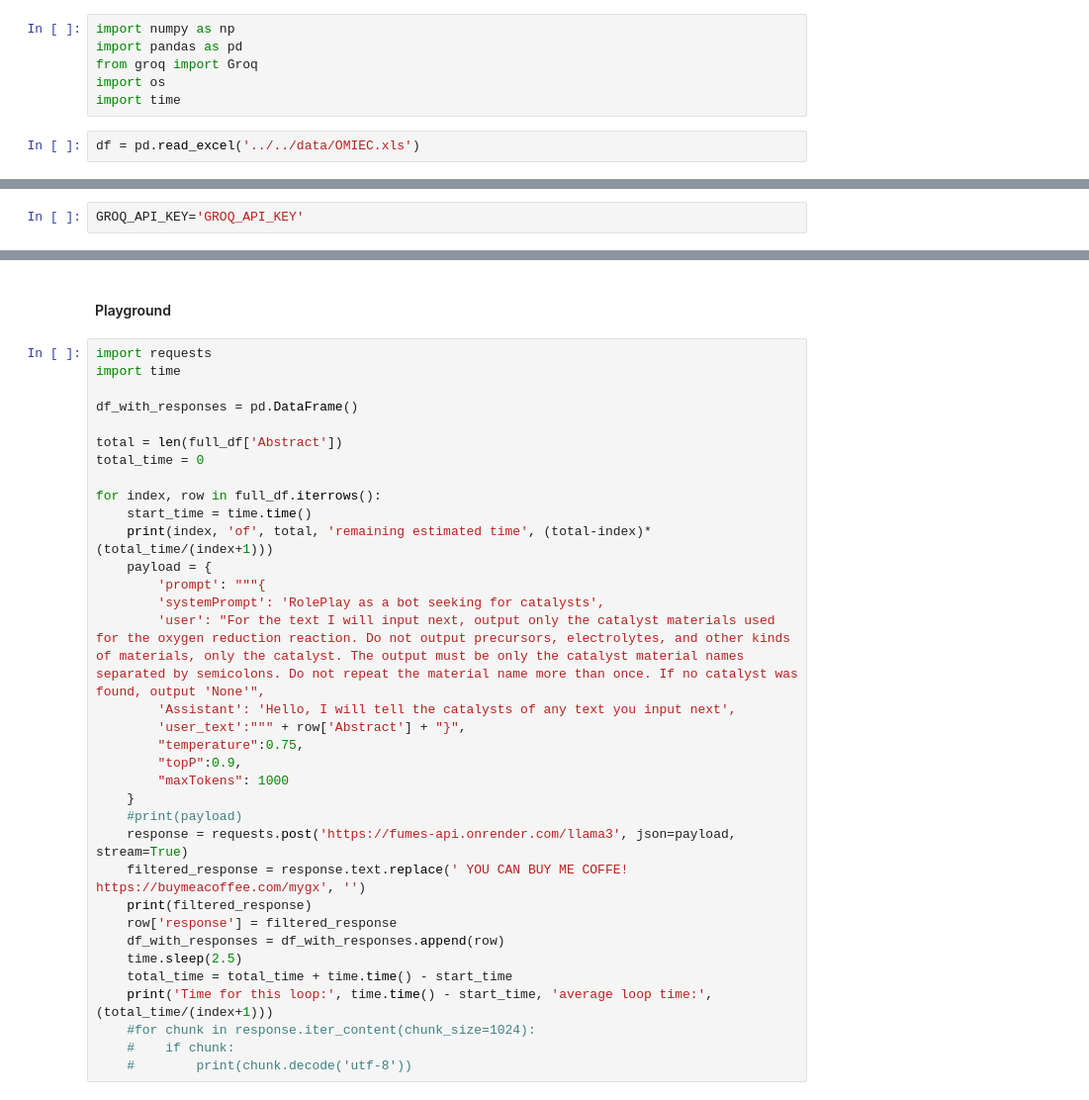
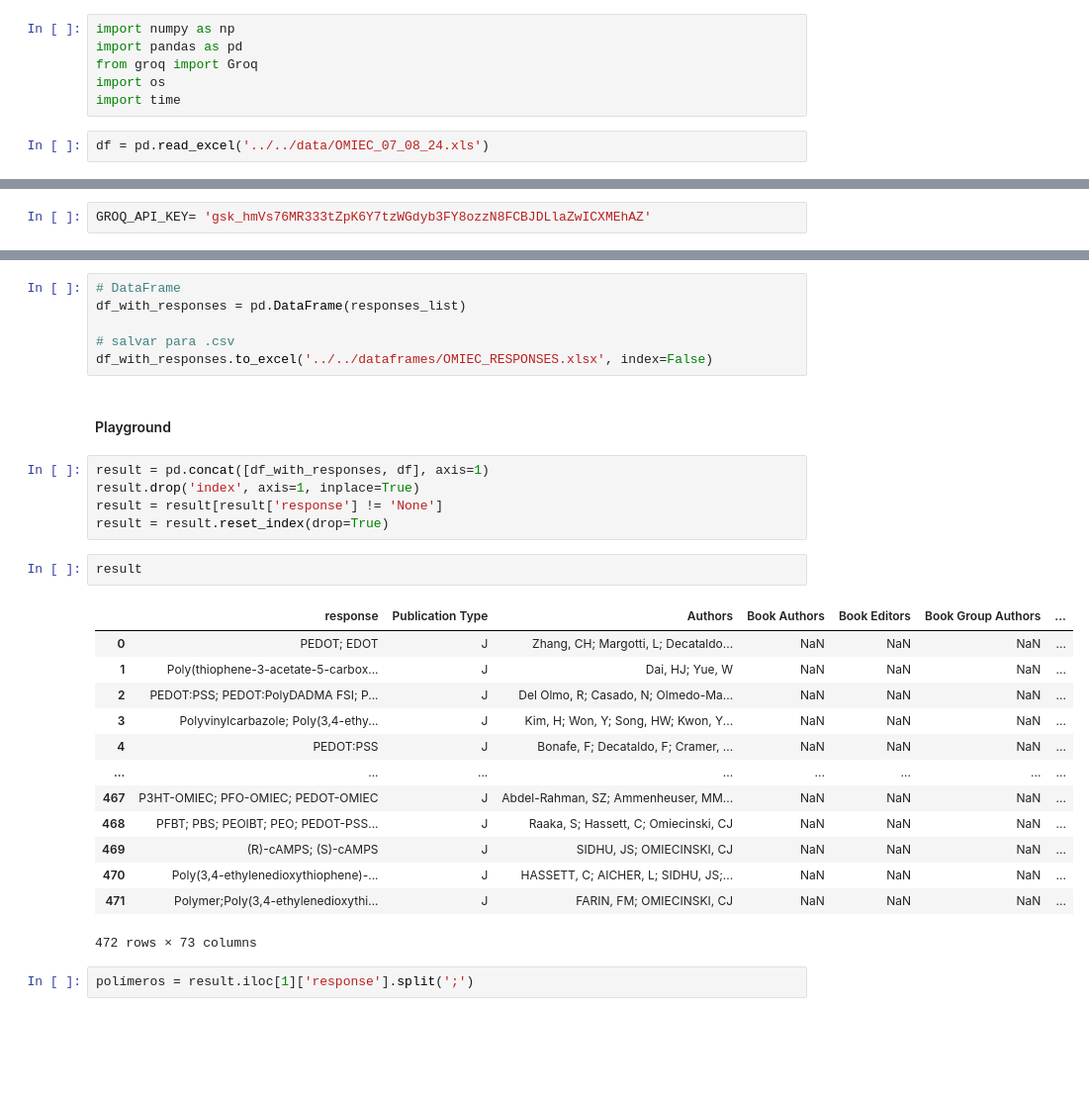
Before and after one commit to selaxco/OMIECs, a Jupyter notebook: scripts/OMIECs/groq_data_filtering.ipynb, the cells around one changed output, grey strips where cells are left out. Shown at 99% size. Drawn from its saved outputs; the diff is of its cells as text; blank space fills up the shorter version.

Commit message:
Adiciona script NLP para dados OMIEC

```diff
--- a/scripts/OMIECs/groq_data_filtering.ipynb
+++ b/scripts/OMIECs/groq_data_filtering.ipynb
@@ -5,7 +5,7 @@ from groq import Groq
 import os
 import time
 # %%
-df = pd.read_excel('../../data/OMIEC.xls')
+df = pd.read_excel('../../data/OMIEC_07_08_24.xls')
 # %%
 df['Abstract']
 # %% [output]
@@ -29,2 +24,2 @@ Name: Abstract, dtype: object
 # %%
-GROQ_API_KEY='GROQ_API_KEY'
+GROQ_API_KEY= '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'
@@ -116,36 +131,31 @@ Polyaniline; Poly(3,4-ethylenedioxythiophene); None
+# %%
+# DataFrame
+df_with_responses = pd.DataFrame(responses_list)
+
+# salvar para .csv
+df_with_responses.to_excel('../../dataframes/OMIEC_RESPONSES.xlsx', index=False)
 # %% [markdown]
 #### Playground
-# %%
-import requests
-import time
-
-df_with_responses = pd.DataFrame()
-
-total = len(full_df['Abstract'])
-total_time = 0
-
-for index, row in full_df.iterrows():
-    start_time = time.time()
-    print(index, 'of', total, 'remaining estimated time', (total-index)*(total_time/(index+1)))
-    payload = {
-        'prompt': """{
-        'systemPrompt': 'RolePlay as a bot seeking for catalysts',
-        'user': "For the text I will input next, output only the catalyst materials used for the oxygen reduction reaction. Do not output precursors, electrolytes, and other kinds of materials, only the catalyst. The output must be only the catalyst material names separated by semicolons. Do not repeat the material name more than once. If no catalyst was found, output 'None'",
-        'Assistant': 'Hello, I will tell the catalysts of any text you input next',
-        'user_text':""" + row['Abstract'] + "}",
-        "temperature":0.75,
-        "topP":0.9,
-        "maxTokens": 1000
-    }
-    #print(payload)
-    response = requests.post('https://fumes-api.onrender.com/llama3', json=payload, stream=True)
-    filtered_response = response.text.replace(' YOU CAN BUY ME COFFE! https://buymeacoffee.com/mygx', '')
-    print(filtered_response)
-    row['response'] = filtered_response
-    df_with_responses = df_with_responses.append(row)
-    time.sleep(2.5)
-    total_time = total_time + time.time() - start_time
-    print('Time for this loop:', time.time() - start_time, 'average loop time:', (total_time/(index+1)))
-    #for chunk in response.iter_content(chunk_size=1024):
-    #    if chunk:
-    #        print(chunk.decode('utf-8'))
+# %%
+result = pd.concat([df_with_responses, df], axis=1)
+result.drop('index', axis=1, inplace=True)
+result = result[result['response'] != 'None']
+result = result.reset_index(drop=True)
+# %%
+result
+# %% [output]
+|  | response | Publication Type | Authors | Book Authors | Book Editors | Book Group Authors | ... |
+| 0 | PEDOT; EDOT | J | Zhang, CH; Margotti, L; Decataldo... | NaN | NaN | NaN | ... |
+| 1 | Poly(thiophene-3-acetate-5-carbox... | J | Dai, HJ; Yue, W | NaN | NaN | NaN | ... |
+| 2 | PEDOT:PSS; PEDOT:PolyDADMA FSI; P... | J | Del Olmo, R; Casado, N; Olmedo-Ma... | NaN | NaN | NaN | ... |
+| 3 | Polyvinylcarbazole; Poly(3,4-ethy... | J | Kim, H; Won, Y; Song, HW; Kwon, Y... | NaN | NaN | NaN | ... |
+| 4 | PEDOT:PSS | J | Bonafe, F; Decataldo, F; Cramer, ... | NaN | NaN | NaN | ... |
+| ... | ... | ... | ... | ... | ... | ... | ... |
+| 467 | P3HT-OMIEC; PFO-OMIEC; PEDOT-OMIEC | J | Abdel-Rahman, SZ; Ammenheuser, MM... | NaN | NaN | NaN | ... |
+| 468 | PFBT; PBS; PEOIBT; PEO; PEDOT-PSS... | J | Raaka, S; Hassett, C; Omiecinski, CJ | NaN | NaN | NaN | ... |
+| 469 | (R)-cAMPS; (S)-cAMPS | J | SIDHU, JS; OMIECINSKI, CJ | NaN | NaN | NaN | ... |
+| 470 | Poly(3,4-ethylenedioxythiophene)-... | J | HASSETT, C; AICHER, L; SIDHU, JS;... | NaN | NaN | NaN | ... |
+| 471 | Polymer;Poly(3,4-ethylenedioxythi... | J | FARIN, FM; OMIECINSKI, CJ | NaN | NaN | NaN | ... |
+472 rows × 73 columns
+# %%
+polímeros = result.iloc[1]['response'].split(';')
```
Also changed, not shown: parts of 5 cells of this notebook, 2 other files.
